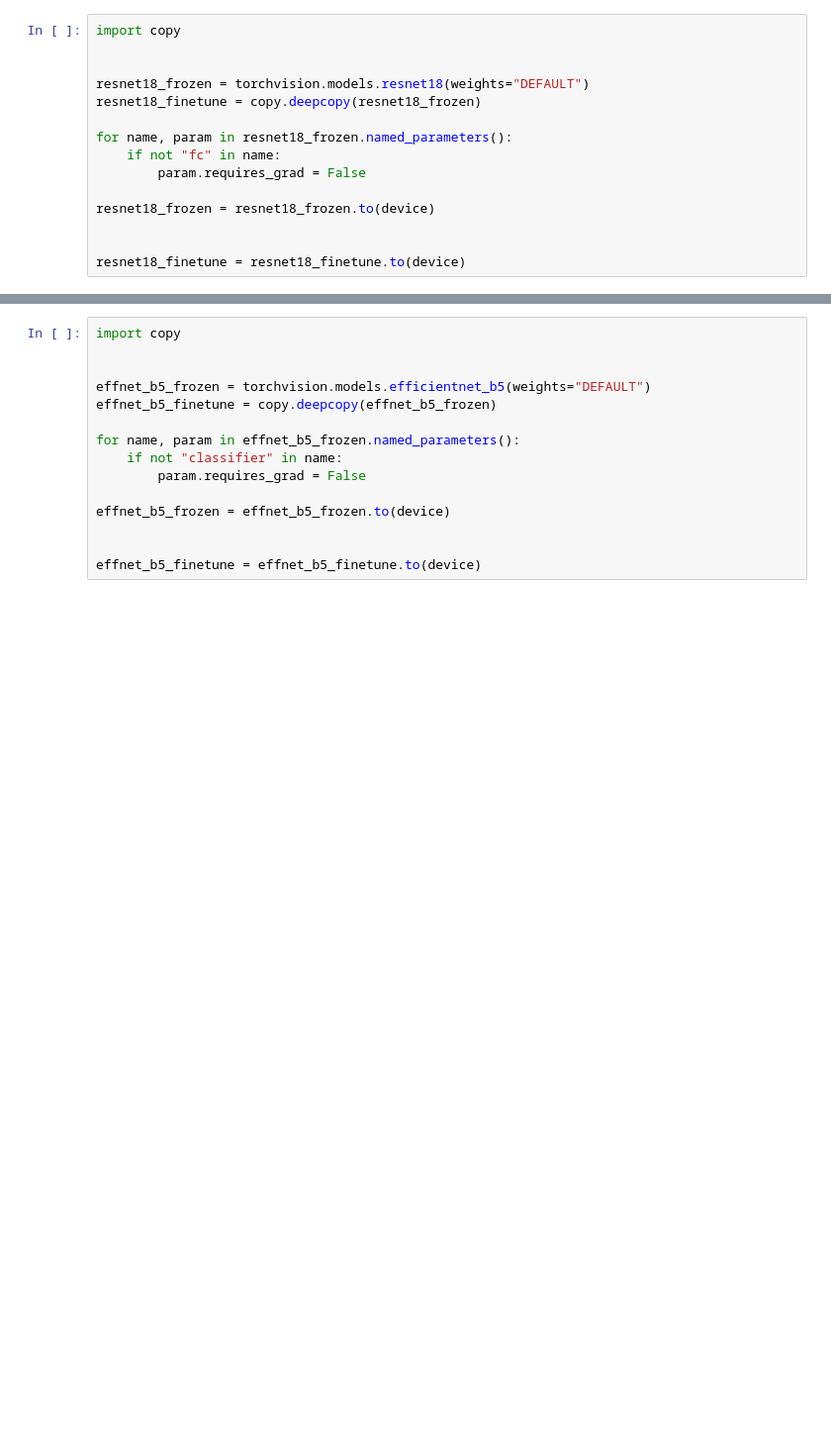
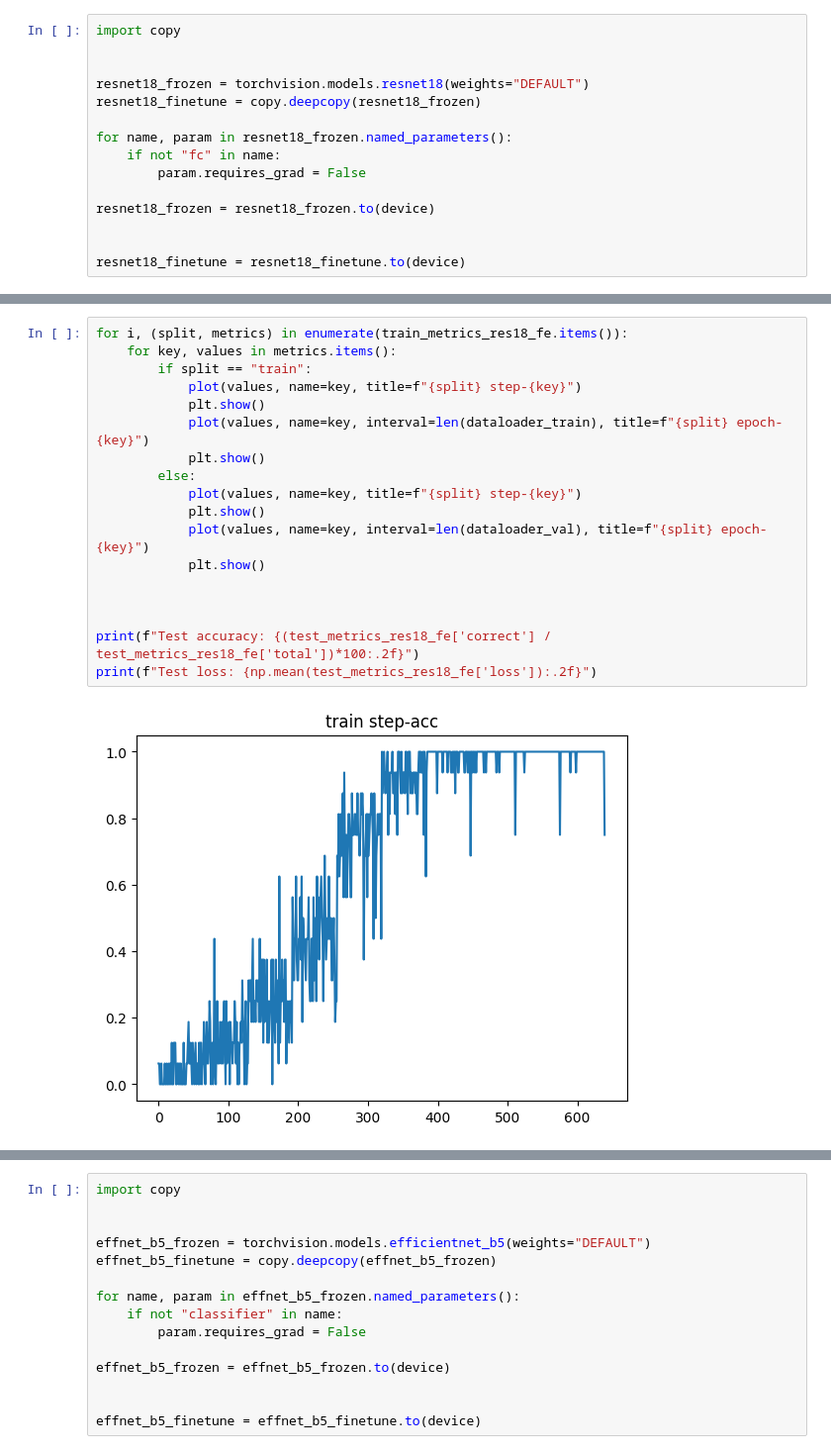
Before and after one commit to ilyii/deep-learning, a Jupyter notebook: transfer-learning/assignment.ipynb, the cells around one changed output, grey strips where cells are left out. Shown at 99% size. Saved outputs shown, nothing was run; the diff lists cells and outputs as text; blank space fills up the shorter version.

```diff
--- a/transfer-learning/assignment.ipynb
+++ b/transfer-learning/assignment.ipynb
@@ -327,0 +324,20 @@ Test loss: 0.87
+# %%
+for i, (split, metrics) in enumerate(train_metrics_res18_fe.items()):
+    for key, values in metrics.items():
+        if split == "train":
+            plot(values, name=key, title=f"{split} step-{key}")
+            plt.show()
+            plot(values, name=key, interval=len(dataloader_train), title=f"{split} epoch-{key}")
+            plt.show()
+        else:
+            plot(values, name=key, title=f"{split} step-{key}")
+            plt.show()
+            plot(values, name=key, interval=len(dataloader_val), title=f"{split} epoch-{key}")
+            plt.show()
+
+
+
+print(f"Test accuracy: {(test_metrics_res18_fe['correct'] / test_metrics_res18_fe['total'])*100:.2f}")
+print(f"Test loss: {np.mean(test_metrics_res18_fe['loss']):.2f}")
+# %% [output]
+[figure, added]
```
Also changed, not shown: parts of 18 cells of this notebook, 1 other file.
